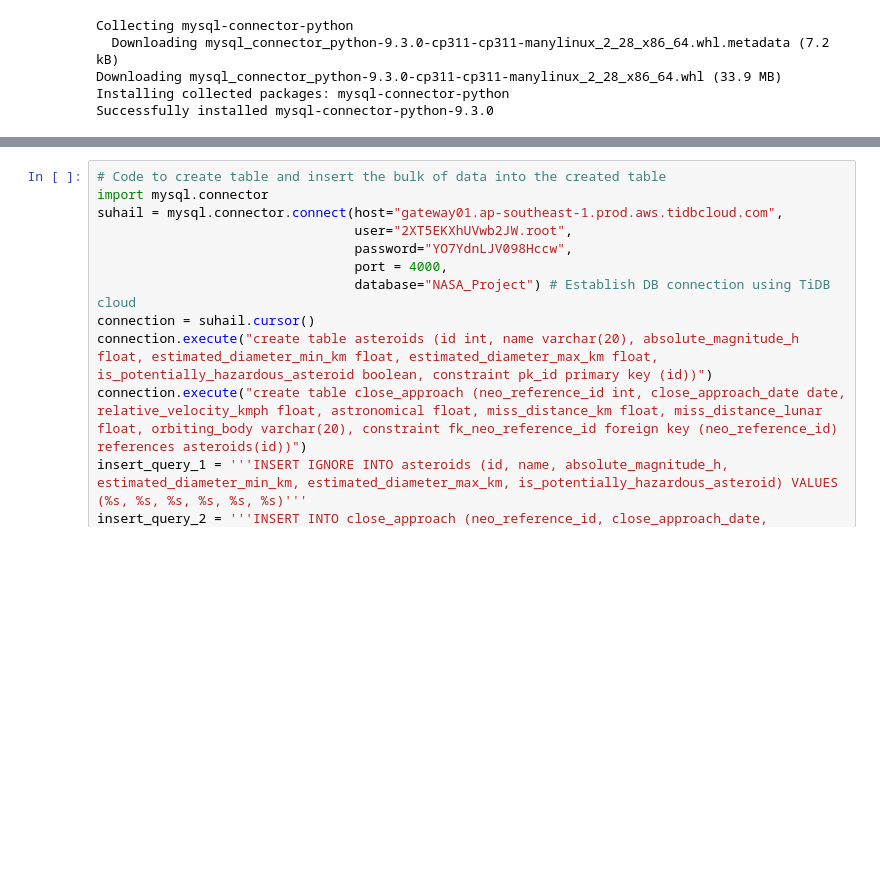
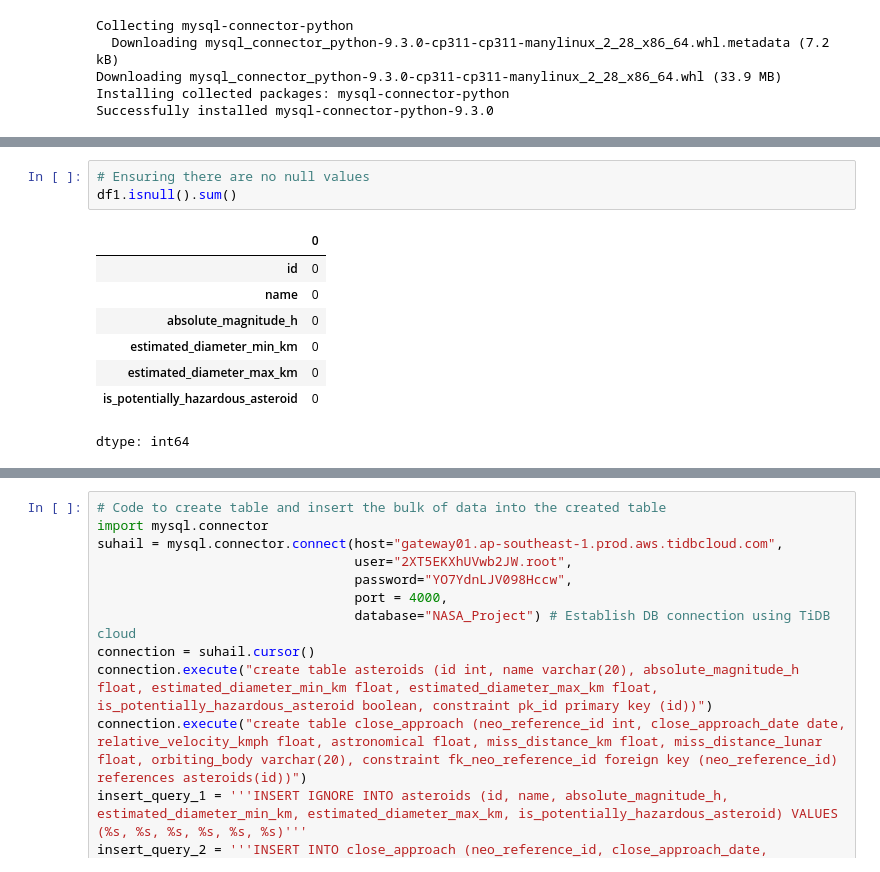
Before and after one commit to Suhail-46/Asteroid-Tracker-for-Earth, a Jupyter notebook: NASA_Project.ipynb, the cells around one changed output, grey strips where cells are left out. Drawn from its saved outputs; the diff is of its cells as text; blank space fills up the shorter version.

```diff
--- a/NASA_Project.ipynb
+++ b/NASA_Project.ipynb
@@ -66,0 +118,12 @@ for close_approach in asteroids_data:
+# %%
+# Ensuring there are no null values
+df1.isnull().sum()
+# %% [output]
+|  | 0 |
+| id | 0 |
+| name | 0 |
+| absolute_magnitude_h | 0 |
+| estimated_diameter_min_km | 0 |
+| estimated_diameter_max_km | 0 |
+| is_potentially_hazardous_asteroid | 0 |
+dtype: int64
```
Also changed, not shown: parts of 17 cells of this notebook.
